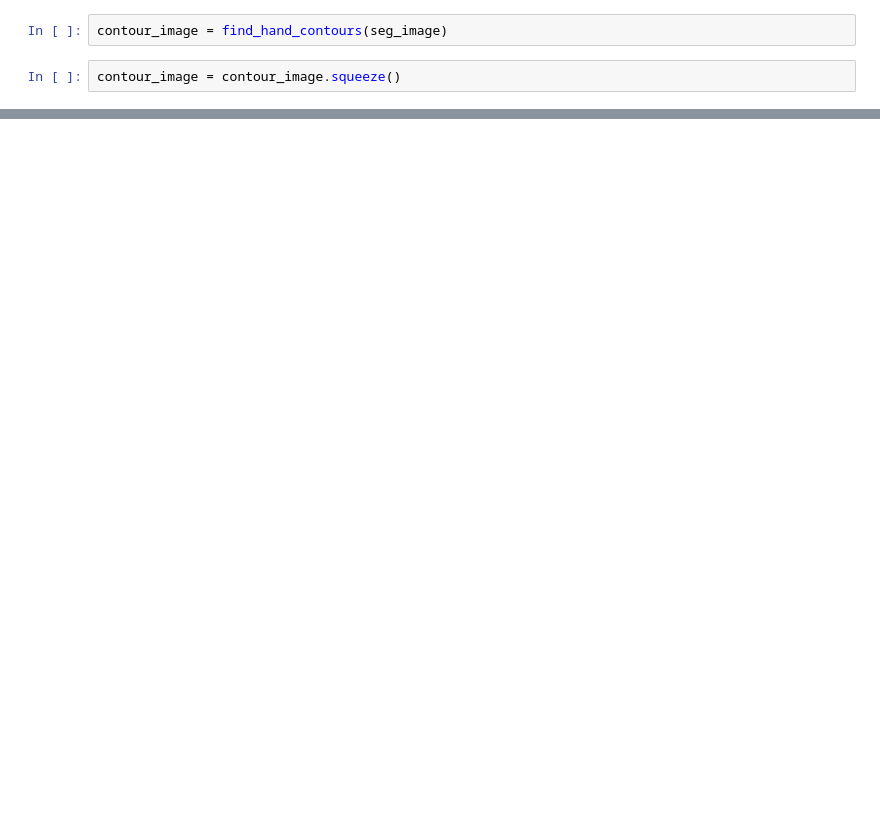
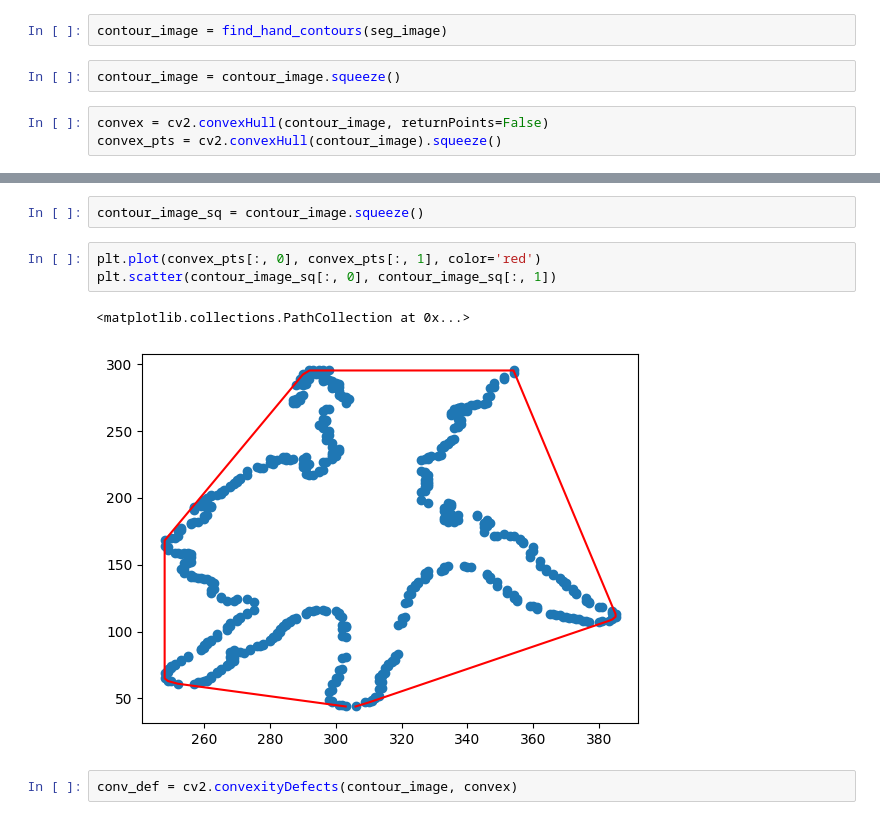
Before and after one commit to JalilBNH/M2TSI, a Jupyter notebook: projet_01/dev.ipynb, the cells around one changed output, grey strips where cells are left out. Cells and saved outputs as stored; diff of their text form; blank space fills up the shorter version.

```diff
--- a/projet_01/dev.ipynb
+++ b/projet_01/dev.ipynb
@@ -37,3 +33,6 @@ def find_hand_contours(mask):
 contour_image = find_hand_contours(seg_image)
 # %%
 contour_image = contour_image.squeeze()
+# %%
+convex = cv2.convexHull(contour_image, returnPoints=False)
+convex_pts = cv2.convexHull(contour_image).squeeze()
@@ -39,0 +56,10 @@ contour_image = contour_image.squeeze()
+# %%
+contour_image_sq = contour_image.squeeze()
+# %%
+plt.plot(convex_pts[:, 0], convex_pts[:, 1], color='red')
+plt.scatter(contour_image_sq[:, 0], contour_image_sq[:, 1])
+# %% [output]
+<matplotlib.collections.PathCollection at 0x...>
+[figure, added]
+# %%
+conv_def = cv2.convexityDefects(contour_image, convex)
```
Also changed, not shown: parts of 11 cells of this notebook, 1 other file.
